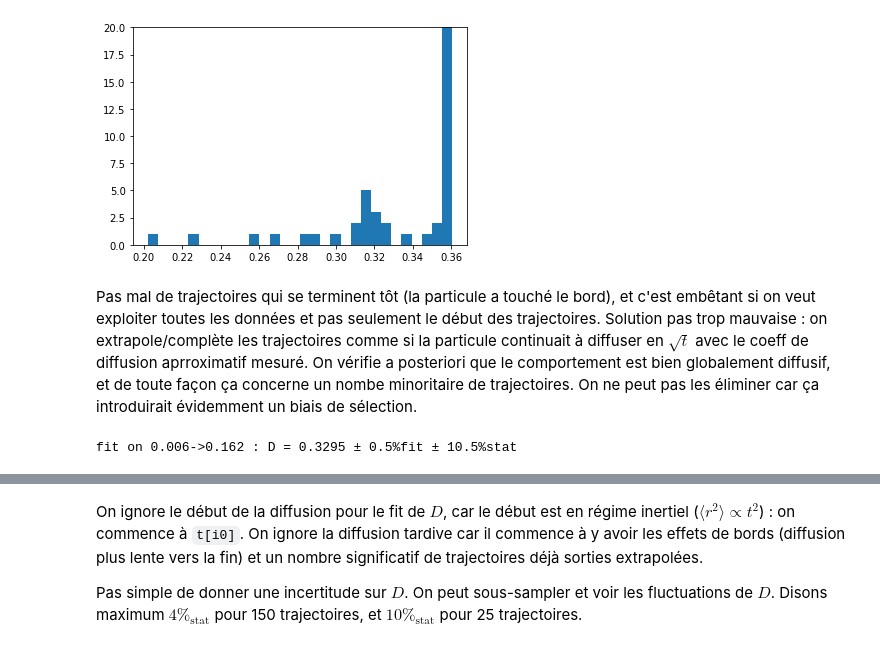
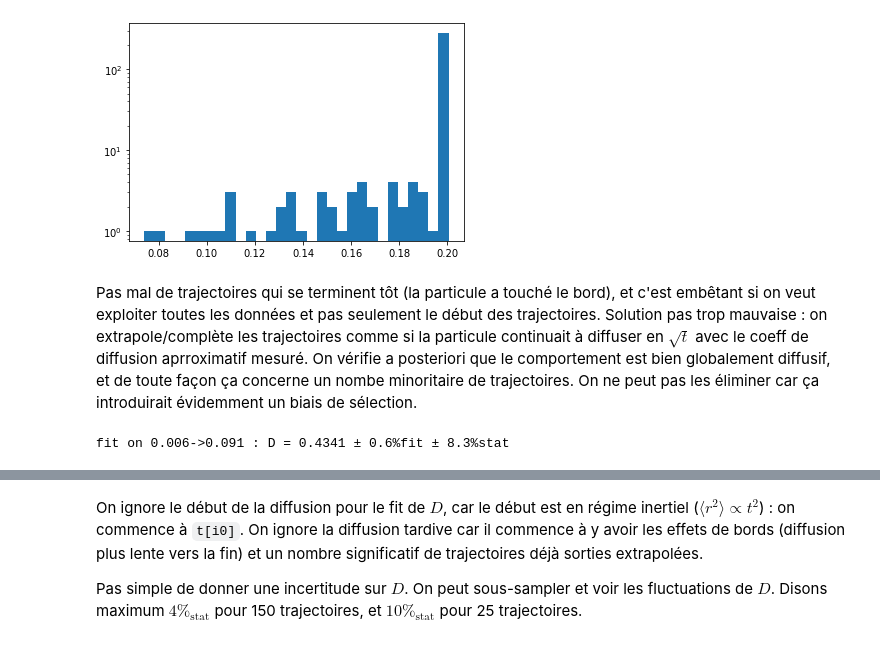
Before and after one commit to xif-fr/BrownianMotion, a Jupyter notebook: diffus_analysis.ipynb, the cells around one changed output, grey strips where cells are left out. Saved outputs shown, nothing was run; the diff lists cells and outputs as text; code cells hidden in the pictures.

```diff
--- a/diffus_analysis.ipynb
+++ b/diffus_analysis.ipynb
@@ -7,5 +9,5 @@ import scipy.optimize
 # %%
-path = "/Users/xif/Desktop/Code/BrownianMotion/results_diffus_3"
+path = "results_diffus_7"
 
 df = pd.read_csv(path+"/params.csv", sep=',', header=None)
 df = df.set_index(0).T
@@ -38,6 +40,7 @@ for file in os.listdir(path):
         df = df.set_index(0).T
         d['T'] = df['T'][1]
         d['T_std'] = df['T_std'][1]
+        d['path'] = itempath
         realizations.append(d)
 
 len(realizations)
@@ -51,7 +54,7 @@ T = np.array(T)
 T_mean = np.mean(T)
 plt.hist(T)
 plt.axvline(x = T_mean, color='black', lw=2)
-T_window = 1
+T_window = 1.8*T_mean/350
 plt.axvline(x = T_mean+T_window, linestyle='--', color='black')
 plt.axvline(x = T_mean-T_window, linestyle='--', color='black')
 # %% [output]
@@ -77,8 +80,9 @@ T = 134.93 ± 3.01 for 205 realizations
 # %%
 plt.figure(figsize=(8,8))
 for rea in realizations:
-    plt.plot(rea['x'], rea['y'])
+    plt.plot(rea['x']-0.5, rea['y']-0.5)
 u = np.linspace(0,2*np.pi,100)
-plt.plot((1+np.cos(u))/2,(1+np.sin(u))/2, color='grey')
+plt.plot(params['cont_r']*np.cos(u), params['cont_r']*np.sin(u), color='grey')
+plt.axis('equal')
 plt.savefig(path+"/spaghettis.pdf")
 # %% [output]
@@ -86,13 +90,12 @@ plt.savefig(path+"/spaghettis.pdf")
 # %%
 t_end = []
 for rea in realizations:
-    t = rea['t'][-1]
+    t = rea['t'][-1] - params['t_beg']
     t_end.append(t)
-plt.hist(t_end, bins=30)
-plt.ylim(0,20)
+plt.hist(t_end, bins=30, log=True)
 None
 # %% [output]
-[figure, old version]
+[figure, new version]
 # %% [markdown]
 Pas mal de trajectoires qui se terminent tôt (la particule a touché le bord), et c'est embêtant si on veut exploiter toutes les données et pas seulement le début des trajectoires. Solution pas trop mauvaise : on extrapole/complète les trajectoires comme si la particule continuait à diffuser en $\sqrt{t}$ avec le coeff de diffusion aprroximatif mesuré. On vérifie a posteriori que le comportement est bien globalement diffusif, et de toute façon ça concerne un nombe minoritaire de trajectoires. On ne peut pas les éliminer car ça introduirait évidemment un biais de sélection.
 # %%
@@ -101,10 +104,15 @@ for rea in realizations:
     rea['y0'] = None
 
 t = np.linspace(params['t_beg']+0.02, params['t_end'], 150)
+samples_t_i = [30, 75, 120]
+samples_acc_R2 = []
+samples_acc_dir = []
 R2 = np.zeros(150)
 R2std = np.zeros(150)
 for i in range(150):
-    acc = []
+    acc_R2 = []
+    acc_dir = []
+    record_sample = (i in samples_t_i)
     for rea in realizations:
         k = np.searchsorted(rea['t'], t[i], side='right')
         if rea['x0'] is None:
@@ -115,21 +123,27 @@ for i in range(150):
         r2 = (rea['x'][k]-rea['x0'])**2 + (rea['y'][k]-rea['y0'])**2
         if k == -1:
             r2 += D * (t[i] - rea['t'][-1])  # on simule une diffusion normale à partir de la fin de la traj
-        acc.append(r2)
-    R2[i] = np.mean(acc)
-    R2std[i] = np.std(acc)
+        acc_R2.append(r2)
+        if record_sample:
+            theta = atan2( rea['y'][k]-rea['y0'], rea['x'][k]-rea['x0'] )
+            acc_dir.append(theta)
+    if record_sample:
+        samples_acc_R2.append(acc_R2)
+        samples_acc_dir.append(acc_dir)
+    R2[i] = np.mean(acc_R2)
+    R2std[i] = np.std(acc_R2)
 t -= t[0]
 
-t0, t1 = 0.005, 22/T_mean
+t0, t1 = 0.005, 25/T_mean
 i0 = np.searchsorted(t, t0, side='left')
 i1 = np.searchsorted(t, t1, side='right')-1
 _coeff, _cov = scipy.optimize.curve_fit( (lambda t,D: D*t), t[i0:i1]-t[i0], R2[i0:i1] )
 D = _coeff[0]
-D_err = np.sqrt(np.diag(_cov)[0])
-print("fit on {:.3f}->{:.3f} : D = {:.4f} ± {:.1f}%fit ± {:.1f}%stat".format(t[i0],t[i1],D,D_err/D*100,150/np.sqrt(len(realizations))))
-D_err += D * 1.5/np.sqrt(len(realizations))
+D_err = sqrt(np.diag(_cov)[0])
+print("fit on {:.3f}->{:.3f} : D = {:.4f} ± {:.1f}%fit ± {:.1f}%stat".format(t[i0],t[i1],D,D_err/D*100,150/sqrt(len(realizations))))
+D_err += D * 1.5/sqrt(len(realizations))
 # %% [output]
-fit on 0.006->0.162 : D = 0.3295 ± 0.5%fit ± 10.5%stat
+fit on 0.006->0.091 : D = 0.4341 ± 0.6%fit ± 8.3%stat
 # %%
 plt.figure(figsize=(9,6))
 plt.fill_between(t, R2-R2std, R2+R2std, facecolor='orange', alpha=0.3, label=r"$\pm \operatorname{std}(r^2)$")
```
Also changed, not shown: parts of 19 cells of this notebook, 1 other file.
